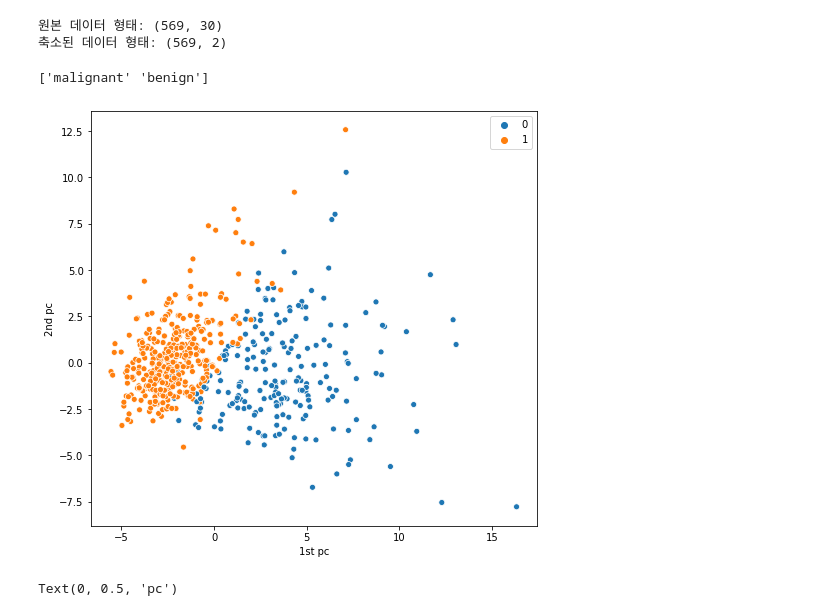
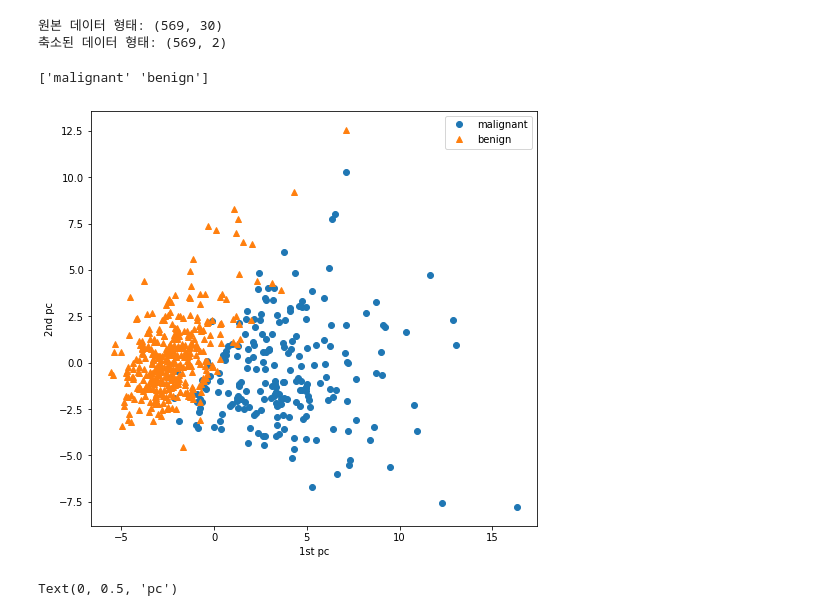
Before and after one commit to aonekoda/Sklearn_TF, a Jupyter notebook: Unsupervised/02DimesionReduction/PCA.ipynb, the cells around one changed output. Drawn from its saved outputs; the diff is of its cells as text; code cells hidden in the pictures.

```diff
--- a/Unsupervised/02DimesionReduction/PCA.ipynb
+++ b/Unsupervised/02DimesionReduction/PCA.ipynb
@@ -172,16 +173,23 @@ print("축소된 데이터 형태: {}".format(str(X_pca.shape)))
 # %%
 # 클래스를 색깔로 구분하여 처음 두 개의 주성분을 그래프로 나타냅니다.
 plt.figure(figsize=(8, 8))
 print(cancer.target_names)
-sns.scatterplot(X_pca[:, 0], X_pca[:, 1], hue=cancer.target)
+#sns.scatterplot(X_pca[:, 0], X_pca[:, 1], hue=cancer.target)
+
+m = X_pca[cancer.target==0]
+b = X_pca[cancer.target==1]
+
+plt.plot(m[:,0], m[:,1], 'o',label='malignant')
+plt.plot(b[:,0], b[:,1], '^',label='benign')
 
 plt.gca().set_aspect("equal")
 plt.xlabel("1st pc")
 plt.ylabel("2nd pc")
+plt.legend()
 plt.show()
 # %% [output]
 ['malignant' 'benign']
-[figure, old version]
+[figure, new version]
 # %%
 plt.matshow(pca.components_, cmap='viridis')
 plt.yticks([0, 1], ["lst pc", "2nd pc"])
```
Also changed, not shown: parts of 1 cell of this notebook, 6 other files.
